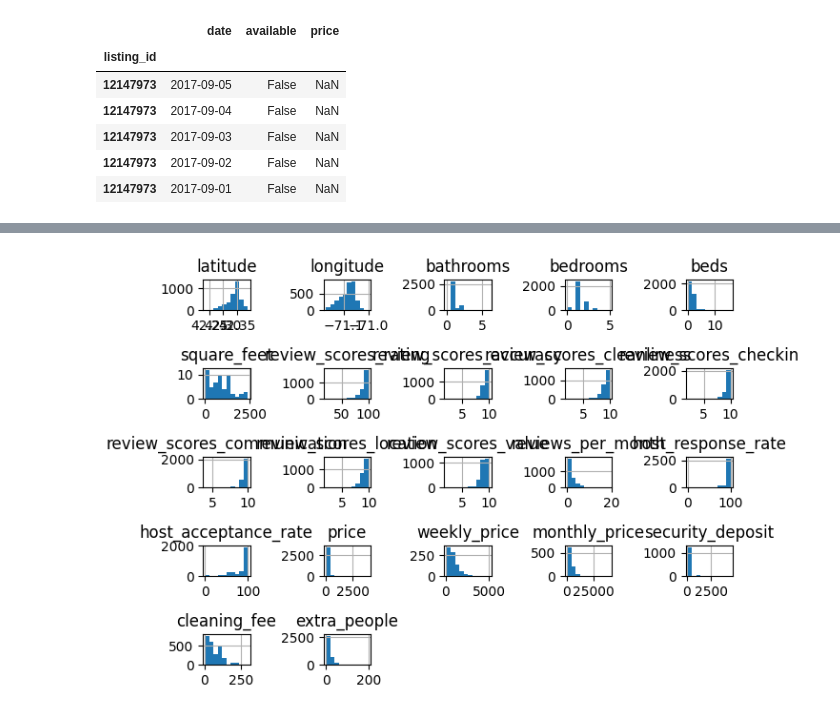
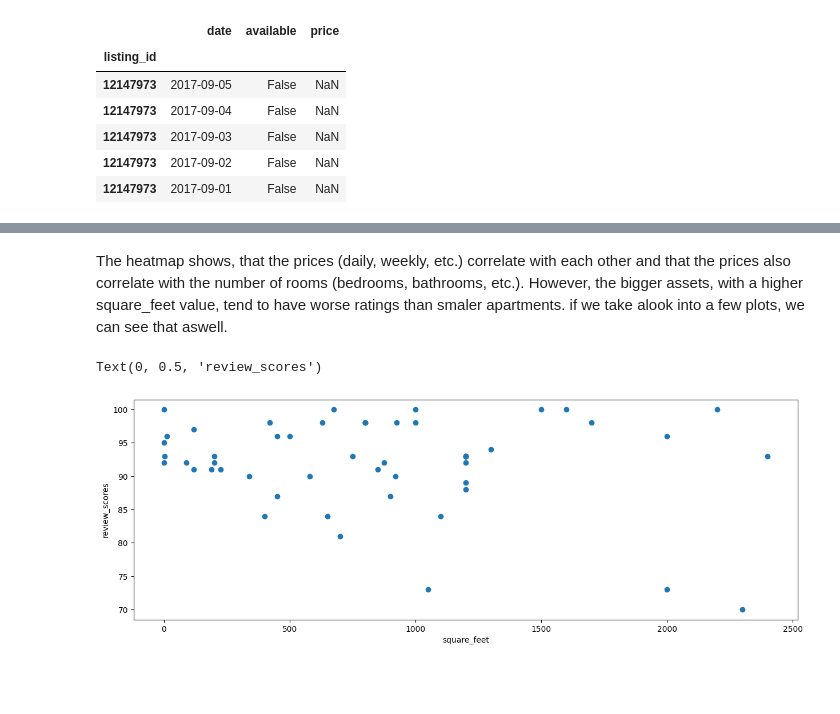
Before and after one commit to KaanDrn/udacity_data_science_project1, a Jupyter notebook: code/Boston_data.ipynb, the cells around one changed output, grey strips where cells are left out. Drawn from its saved outputs; the diff is of its cells as text; code cells hidden in the pictures; blank space fills up the shorter version.

```diff
--- a/code/Boston_data.ipynb
+++ b/code/Boston_data.ipynb
@@ -472,5 +478,11 @@ sns.heatmap(listings_numeric_df.corr(), cmap='coolwarm', vmin=-1, vmax=1);
-# %%
-listings_numeric_df.hist();
-plt.tight_layout();
-# %% [output]
-[figure, removed]
+# %% [markdown]
+The heatmap shows, that the prices (daily, weekly, etc.) correlate with each other and that the prices also correlate with the number of rooms (bedrooms, bathrooms, etc.). However, the bigger assets, with a higher square_feet value, tend to have worse ratings than smaler apartments. if we take alook into a few plots, we can see that aswell.
+# %%
+fig, ax = plt.subplots(1,1,figsize=(15,5))
+
+ax.scatter(listings_numeric_df.square_feet, listings_numeric_df.review_scores_rating)
+ax.set_xlabel('square_feet')
+ax.set_ylabel('review_scores')
+# %% [output]
+Text(0, 0.5, 'review_scores')
+[figure, added]
```
Also changed, not shown: parts of 21 cells of this notebook.
